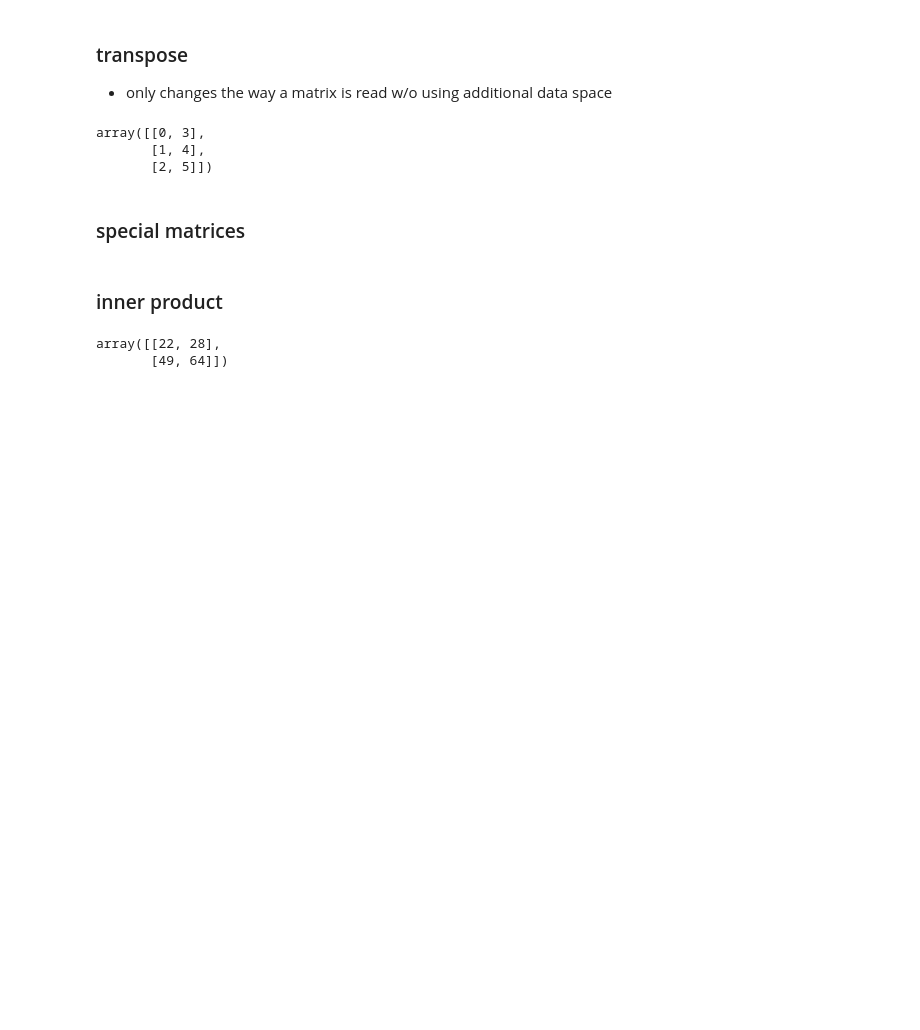
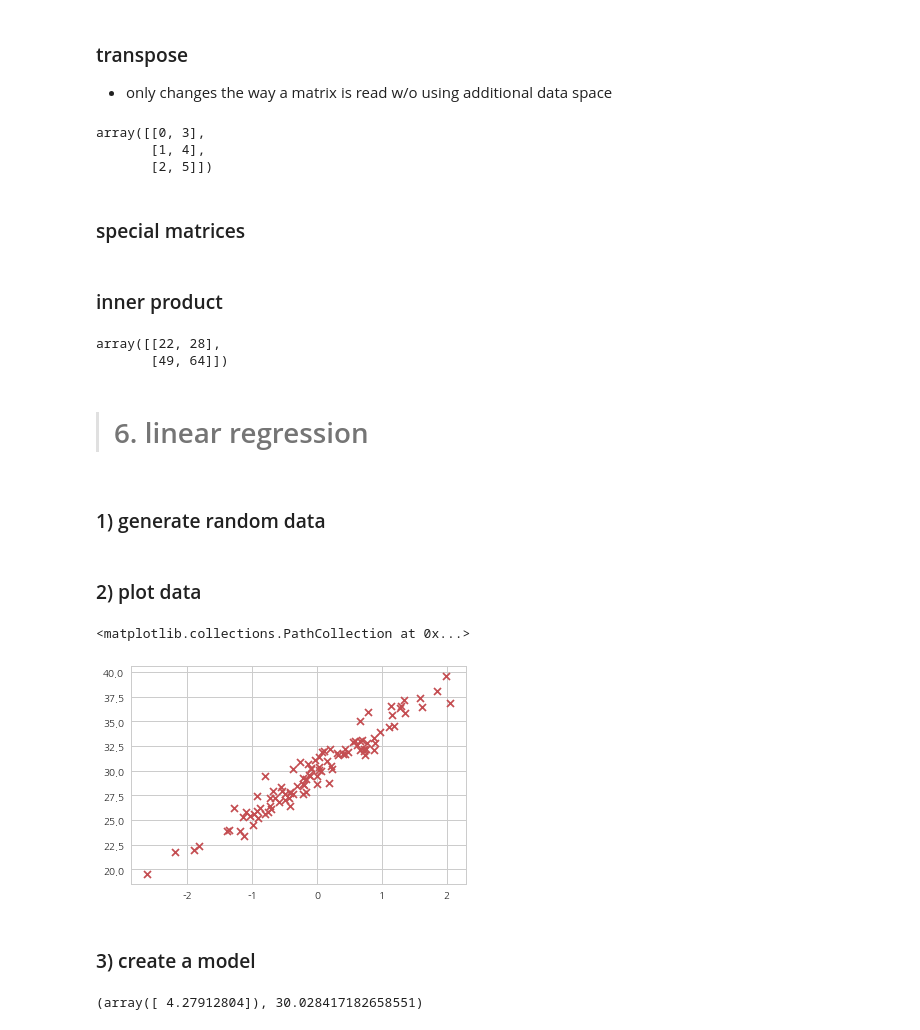
Before and after one commit to baegwangbin/TIL, a Jupyter notebook: Numpy.ipynb, the cells around one changed output. Saved outputs shown, nothing was run; the diff lists cells and outputs as text; code cells hidden in the pictures; blank space fills up the shorter version.

```diff
--- a/Numpy.ipynb
+++ b/Numpy.ipynb
@@ -288,3 +322,34 @@ C
 # %% [output]
 array([[22, 28],
        [49, 64]])
+# %% [markdown]
+># 6. linear regression
+# %% [markdown]
+### 1) generate random data
+# %%
+x = np.random.randn(100)
+y = 4 * x + 30 + 1. * np.random.randn(100) #added noise to linear correlation
+# %% [markdown]
+### 2) plot data
+# %%
+import matplotlib.pyplot as plt
+%matplotlib inline
+plt.scatter(x, y, c='r', marker='x')
+# %% [output]
+<matplotlib.collections.PathCollection at 0x...>
+[figure, added]
+# %% [markdown]
+### 3) create a model
+# %%
+x = x.reshape(100, 1)
+
+from sklearn.linear_model import LinearRegression
+model = LinearRegression()
+model.fit(x, y)
+
+w = model.coef_      # w = slope
+b = model.intercept_ # b = bias
+
+w, b                 # w is given as an array because y can be dependent on multiple variables
+# %% [output]
+(array([ 4.27912804]), 30.028417182658551)
```
Also changed, not shown: parts of 11 cells of this notebook.
